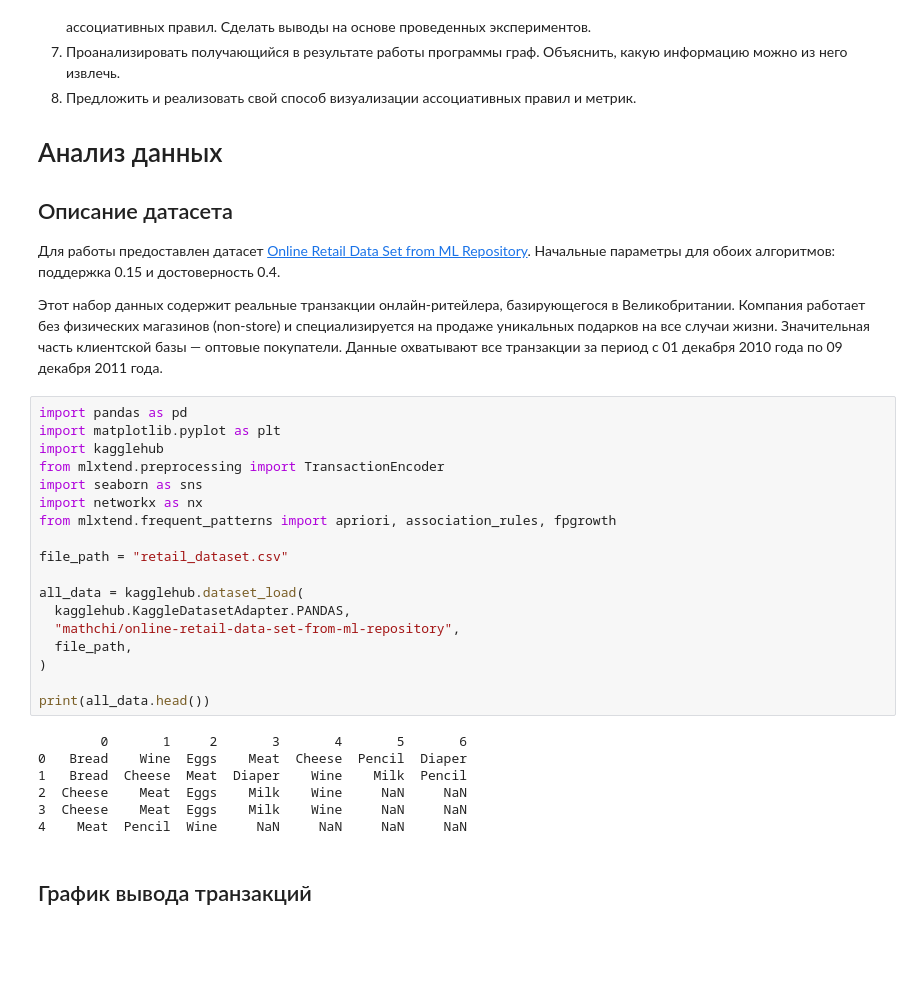
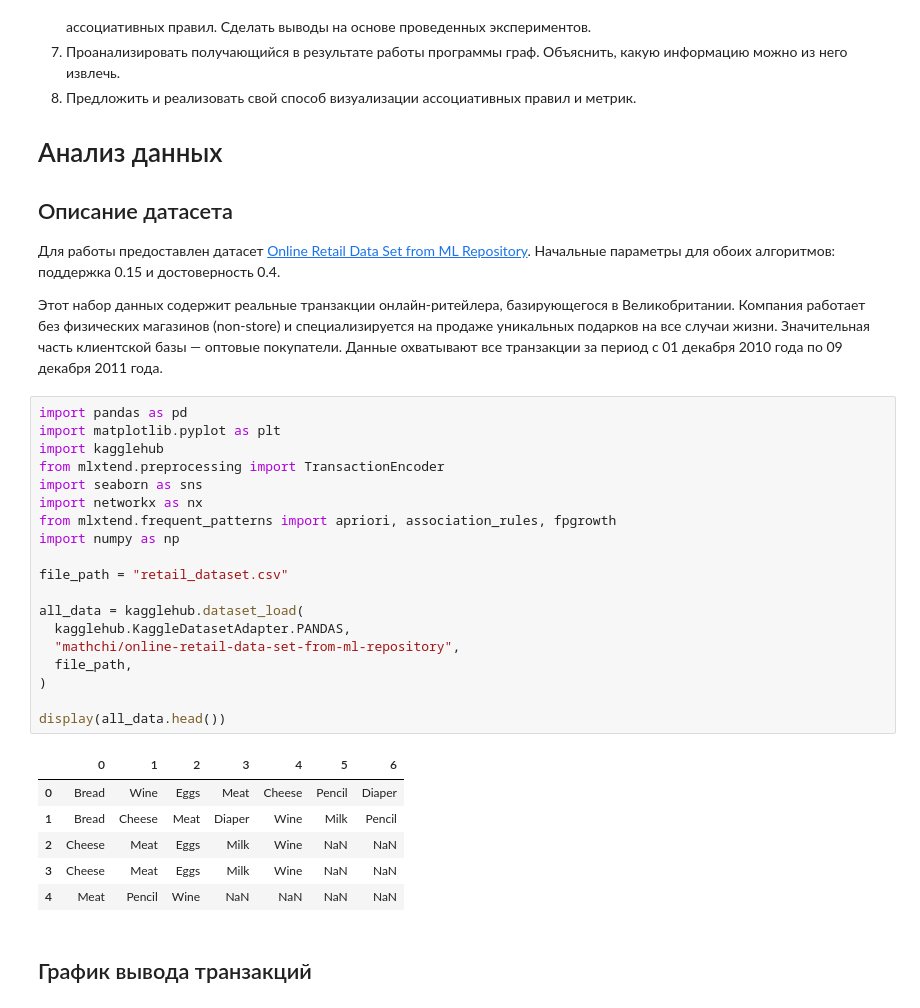
Before and after one commit to olesya1119/ML, a Jupyter notebook: lab2/notebook.ipynb, the cells around one changed output. Saved outputs shown, nothing was run; the diff lists cells and outputs as text; blank space fills up the shorter version.

```diff
--- a/lab2/notebook.ipynb
+++ b/lab2/notebook.ipynb
@@ -21,28 +21,29 @@
 # %%
 import pandas as pd
 import matplotlib.pyplot as plt
 import kagglehub
 from mlxtend.preprocessing import TransactionEncoder
 import seaborn as sns
 import networkx as nx
 from mlxtend.frequent_patterns import apriori, association_rules, fpgrowth
+import numpy as np
 
 file_path = "retail_dataset.csv"
 
 all_data = kagglehub.dataset_load(
   kagglehub.KaggleDatasetAdapter.PANDAS,
   "mathchi/online-retail-data-set-from-ml-repository",
   file_path,
 )
 
-print(all_data.head())
+display(all_data.head())
 # %% [output]
-        0       1     2       3       4       5       6
-0   Bread    Wine  Eggs    Meat  Cheese  Pencil  Diaper
-1   Bread  Cheese  Meat  Diaper    Wine    Milk  Pencil
-2  Cheese    Meat  Eggs    Milk    Wine     NaN     NaN
-3  Cheese    Meat  Eggs    Milk    Wine     NaN     NaN
-4    Meat  Pencil  Wine     NaN     NaN     NaN     NaN
+|  | 0 | 1 | 2 | 3 | 4 | 5 | 6 |
+| 0 | Bread | Wine | Eggs | Meat | Cheese | Pencil | Diaper |
+| 1 | Bread | Cheese | Meat | Diaper | Wine | Milk | Pencil |
+| 2 | Cheese | Meat | Eggs | Milk | Wine | NaN | NaN |
+| 3 | Cheese | Meat | Eggs | Milk | Wine | NaN | NaN |
+| 4 | Meat | Pencil | Wine | NaN | NaN | NaN | NaN |
 # %% [markdown]
 ## График вывода транзакций
 # %%
```
Also changed, not shown: parts of 13 cells of this notebook.
